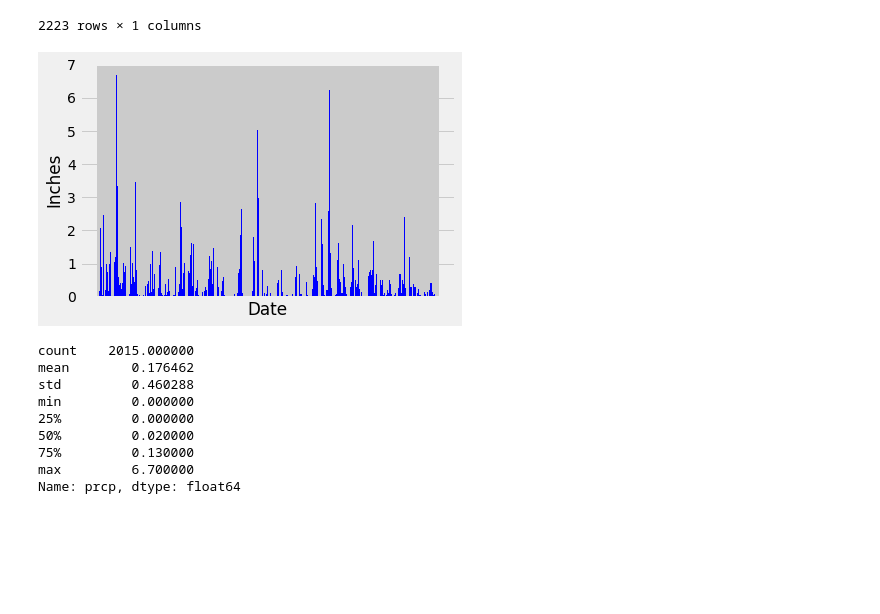
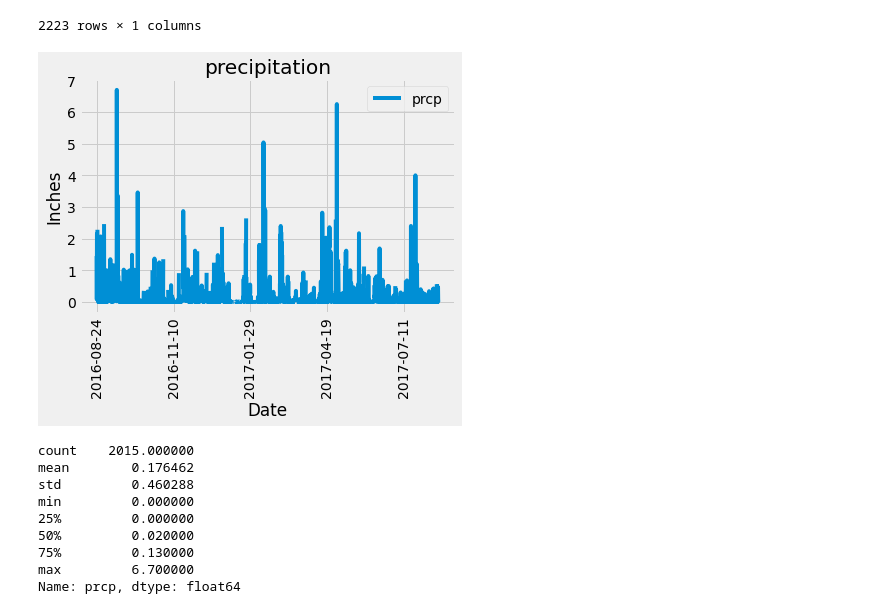
Before and after one commit to RachelFizel/advanced-data-storage-retrieval, a Jupyter notebook: climate_starter.ipynb, the cells around one changed output. Drawn from its saved outputs; the diff is of its cells as text; code cells hidden in the pictures; blank space fills up the shorter version.

```diff
--- a/climate_starter.ipynb
+++ b/climate_starter.ipynb
@@ -120,16 +113,10 @@ date_year_ago
 # %% [output]
 datetime.datetime(2016, 8, 23, 0, 0)
 # %%
-#updated the following to date and prcp
-# Perform a query to retrieve the data and precipitation scores                #order here or in data frame
-#prcpt_12_mo = session.query(Measurement.date, Measurement.station, Measurement.prcp,  Measurement.tobs).filter(Measurement.date>date_year_ago).order_by(Measurement.date.desc()).all()
+# Perform a query to retrieve the data and precipitation scores
 
-#for prctp in prcpt_12_mo:
-#    print(prctp.date, prctp.station, prctp.prcp, prctp.tobs)
-
-
-# Perform a query to retrieve the data and precipitation scores                #order here or in data frame
-prcpt_12_mo = session.query(Measurement.date, Measurement.prcp).filter(Measurement.date>date_year_ago).order_by(Measurement.date.desc()).all()
+# Perform a query to retrieve the data and precipitation scores
+prcpt_12_mo = session.query(Measurement.date, Measurement.prcp).filter(Measurement.date>=date_year_ago).order_by(Measurement.date.desc()).all()
 
 #prcpt_12_mo
 for prctp in prcpt_12_mo:
@@ -175,29 +162,29 @@ prcpt_12_mo_df
 # %%
 # Sort the dataframe by date
 prcpt_12_mo_df =  prcpt_12_mo_df.sort_values('date', ascending=True)
 
 prcpt_12_mo_df = prcpt_12_mo_df.reset_index()
 
 # Use Pandas Plotting with Matplotlib to plot the data
+# pandas is the .plot part and Matplotlib is the plt.x and y label
 
-#help with dates
 
-#prcpt_12_mo_df.plot.bar(y="prcp", title = "precipitation")
+prcpt_12_mo_df.plot(x='date', y="prcp", title = "precipitation", rot=90)
 
-date = prcpt_12_mo_df["date"]
-precept = prcpt_12_mo_df["prcp"]
+# date = prcpt_12_mo_df["date"]
+# precept = prcpt_12_mo_df["prcp"]
 
-plt.bar(date, precept, color='b', alpha=1, align = 'center')
-plt.xticks(rotation=90)
+# plt.bar(date, precept, color='b', alpha=1, align = 'center')
+# plt.xticks(rotation=90)
 
-plt.tick_params(labelbottom=False)
+# plt.tick_params(labelbottom=False)
 
 plt.xlabel("Date")
 plt.ylabel("Inches")
 
 plt.show()
 # %% [output]
-[figure, old version]
+[figure, new version]
 # %%
 # Use Pandas to calcualte the summary statistics for the precipitation data
 prcpt_12_mo_df["prcp"].describe()
```
Also changed, not shown: parts of 14 cells of this notebook, 1 other file.
